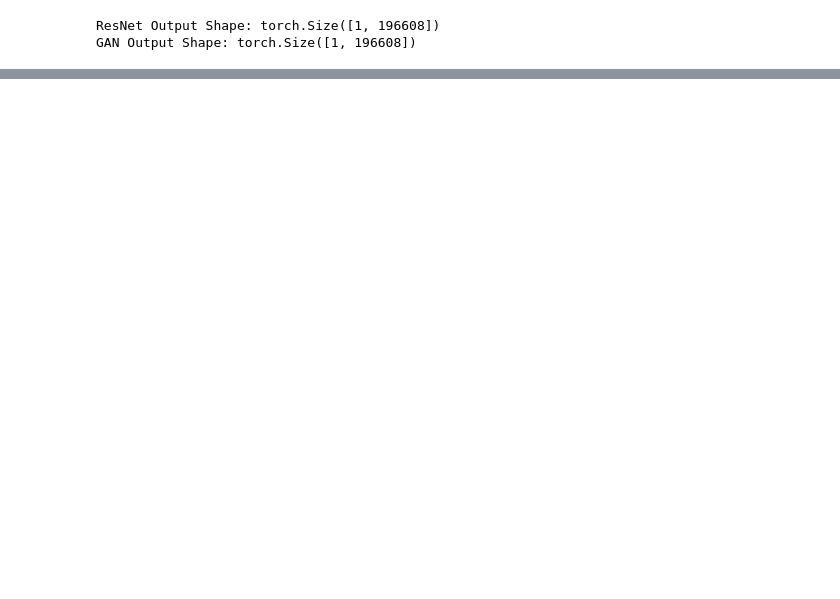
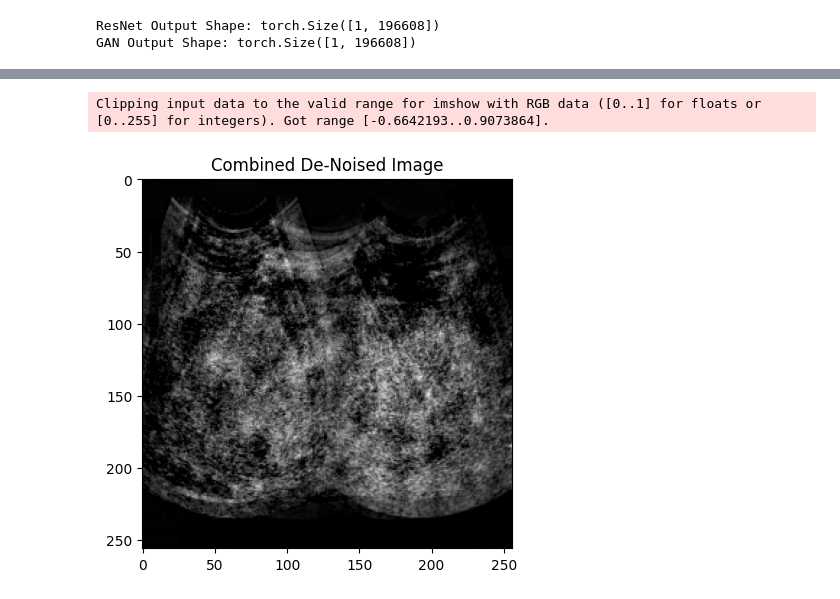
Before and after one commit to NikHerdt/ImageResolutionEnhancement, a Jupyter notebook: testing_models.ipynb, the cells around one changed output, grey strips where cells are left out. Drawn from its saved outputs; the diff is of its cells as text; code cells hidden in the pictures; blank space fills up the shorter version.

Commit message:
Updating model testing code

```diff
--- a/testing_models.ipynb
+++ b/testing_models.ipynb
@@ -172,0 +173,30 @@ plt.show()
+# %%
+# Define a function to process and combine outputs
+def generate_single_image(noisy_image):
+    with torch.no_grad():
+        # Pass the image through the ResNet model
+        resnet_output = resnet_model(noisy_image)
+        resnet_output = resnet_output.view(-1, 3, 256, 256)  # Ensure correct shape
+        resnet_image = resnet_output.mean(dim=0)  # Aggregate into one image
+
+        # Pass the same image through the GAN model
+        gan_output = gan_model(noisy_image)
+        gan_output = gan_output.view(-1, 3, 256, 256)  # Ensure correct shape
+        gan_image = gan_output.mean(dim=0)  # Aggregate into one image
+
+        # Combine outputs (e.g., average or weighted sum)
+        combined_image = 0.5 * resnet_image + 0.5 * gan_image  # Averaging the results
+        combined_image = torch.clamp(combined_image, 0, 1)  # Ensure values are in [0, 1]
+
+        return resnet_image
+
+output_image = generate_single_image(noisy_image)
+
+# Convert to numpy for visualization
+output_image_np = output_image.permute(1, 2, 0).cpu().numpy()  # CHW to HWC
+plt.imshow(output_image_np)
+plt.title("Combined De-Noised Image")
+plt.show()
+# %% [output]
+Clipping input data to the valid range for imshow with RGB data ([0..1] for floats or [0..255] for integers). Got range [-0.6642193..0.9073864].
+[figure, added]
```
Also changed, not shown: parts of 3 cells of this notebook.
